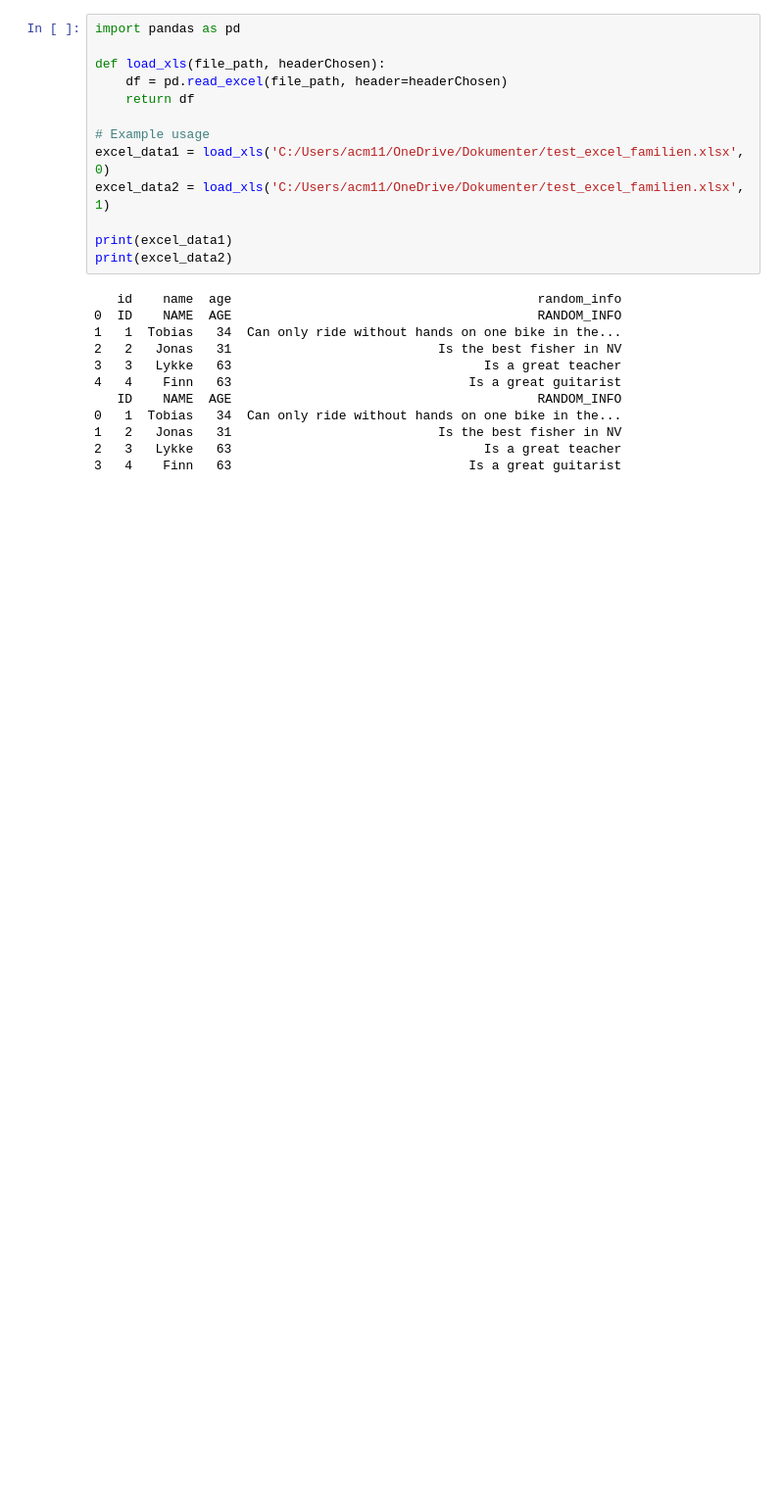
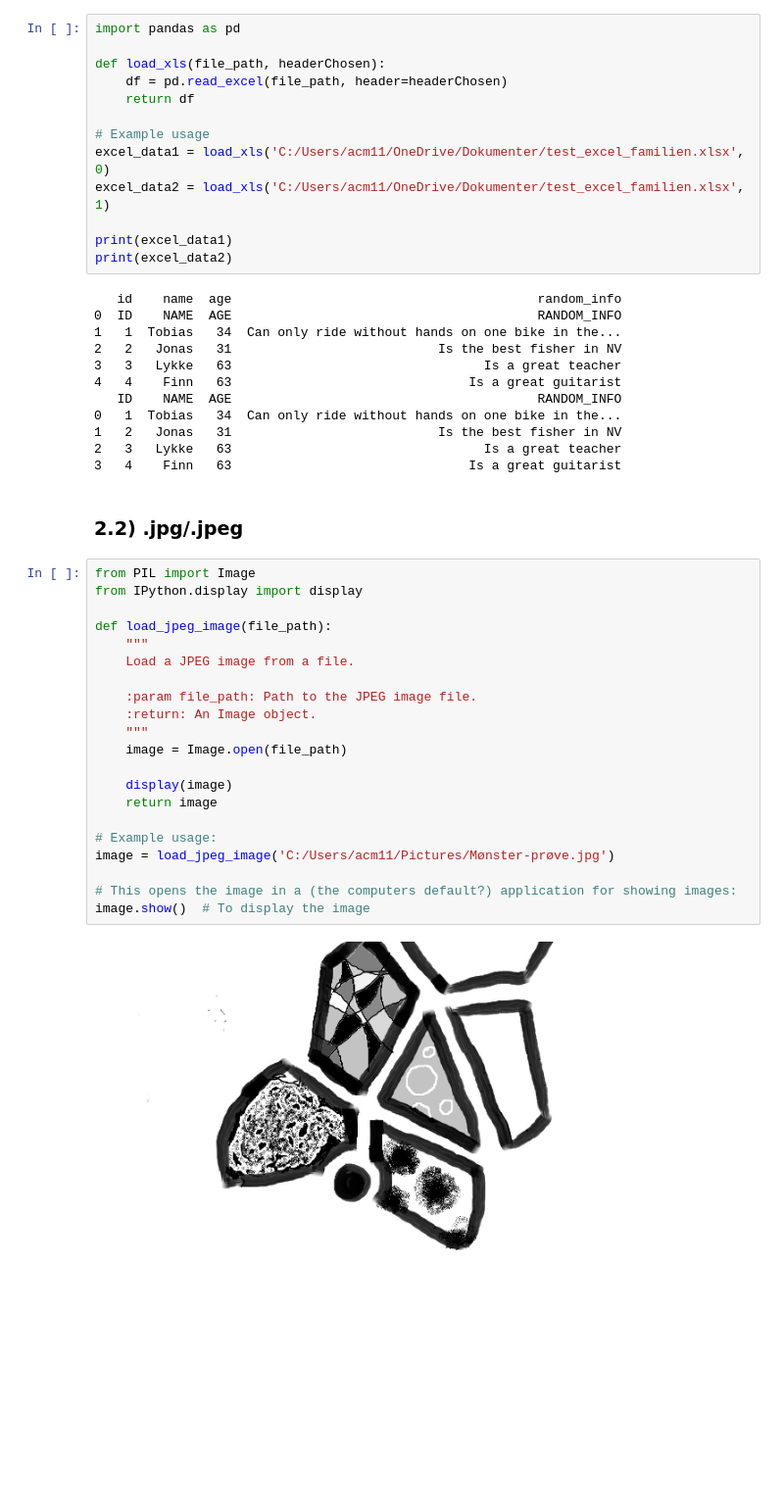
Before and after one commit to TRossen89/BI_MP_Assignments, a Jupyter notebook: MP1_Data_Ingestion_and_Wrangling.ipynb, the cells around one changed output. Shown at 98% size. Cells and saved outputs as stored; diff of their text form; blank space fills up the shorter version.

Commit message:
Uploading image and videos from local files

```diff
--- a/MP1_Data_Ingestion_and_Wrangling.ipynb
+++ b/MP1_Data_Ingestion_and_Wrangling.ipynb
@@ -27,3 +37,28 @@ print(excel_data2)
 1   2   Jonas   31                           Is the best fisher in NV
 2   3   Lykke   63                                 Is a great teacher
 3   4    Finn   63                               Is a great guitarist
+# %% [markdown]
+### 2.2) .jpg/.jpeg
+# %%
+from PIL import Image
+from IPython.display import display
+
+def load_jpeg_image(file_path):
+    """
+    Load a JPEG image from a file.
+
+    :param file_path: Path to the JPEG image file.
+    :return: An Image object.
+    """
+    image = Image.open(file_path)
+
+    display(image)
+    return image
+
+# Example usage:
+image = load_jpeg_image('C:/Users/acm11/Pictures/Mønster-prøve.jpg')
+
+# This opens the image in a (the computers default?) application for showing images:
+image.show()  # To display the image
+# %% [output]
+[figure, added]
```
Also changed, not shown: parts of 7 cells of this notebook.
